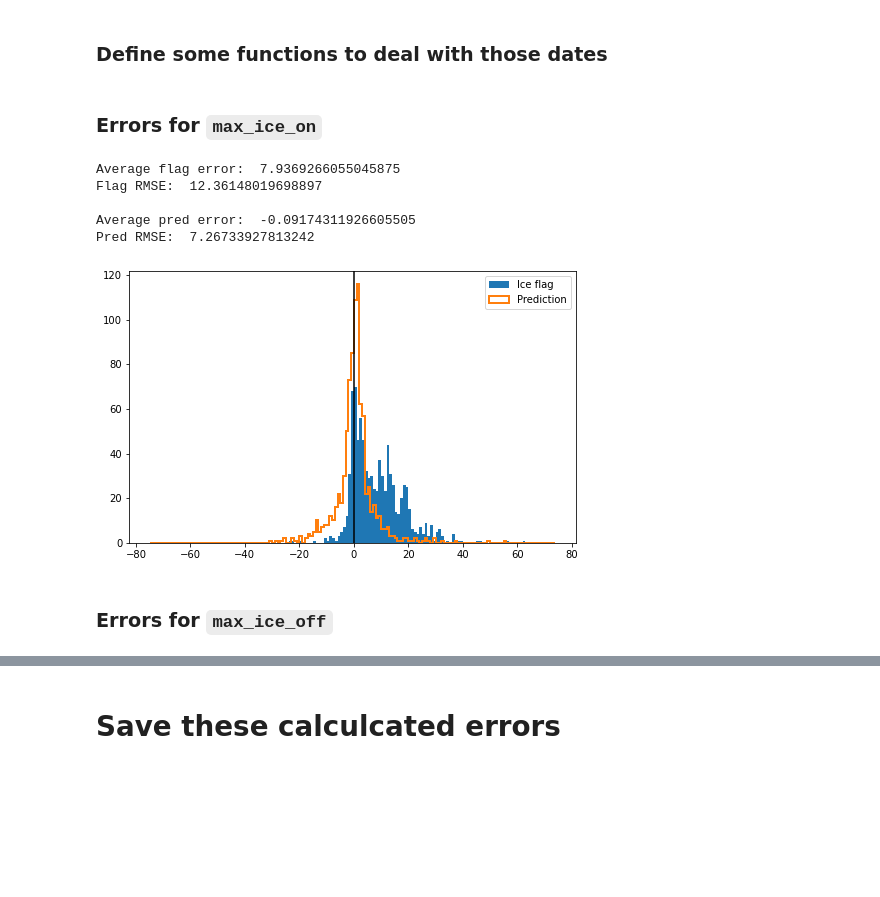
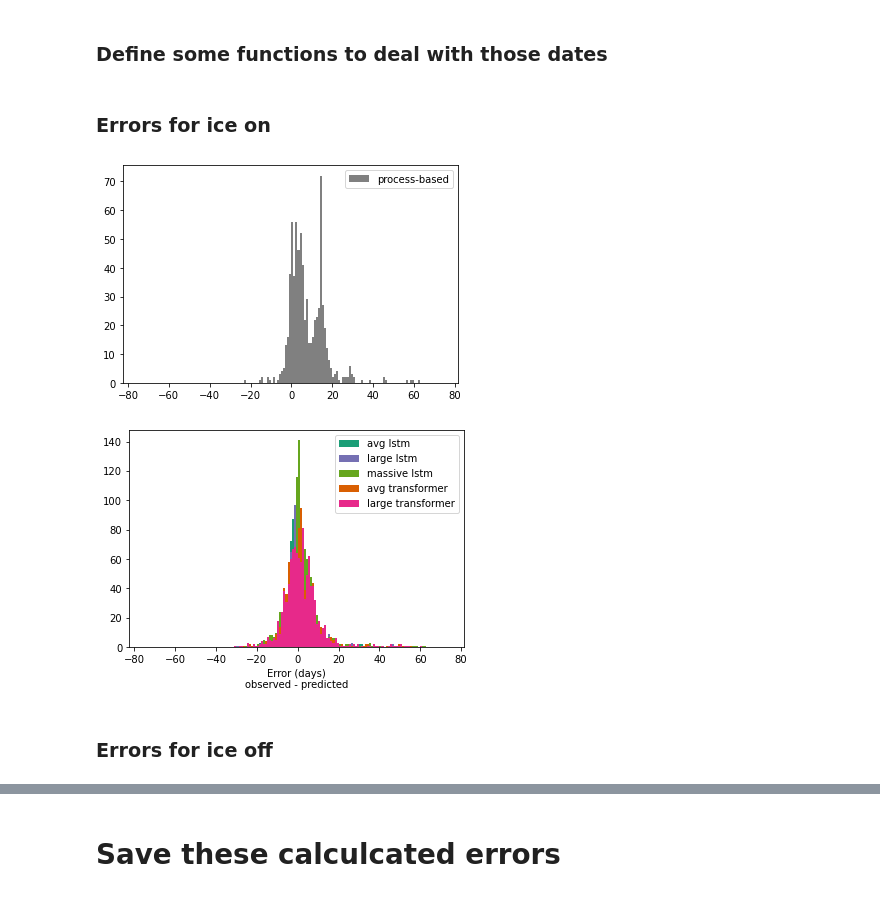
Before and after one commit to jdiaz4302/lake_ice_prediction, a Jupyter notebook: 03_eval/src/A_EvaluationMetrics.ipynb, the cells around one changed output, grey strips where cells are left out. Cells and saved outputs as stored; diff of their text form; code cells hidden in the pictures; blank space fills up the shorter version.

```diff
--- a/03_eval/src/A_EvaluationMetrics.ipynb
+++ b/03_eval/src/A_EvaluationMetrics.ipynb
@@ -205,13 +300,48 @@ def plot_and_print_date_errors(pb_model_errors, new_model_errors):
+# %%
+def calc_date_errors(pred_dates, obs_dates):
+    # convert obj/str dates into datetimes
+    formatted_obs_dates = np.asarray(obs_dates).astype(np.datetime64)
+    formatted_pred_dates = np.asarray(pred_dates).astype(np.datetime64)
+
+    # calc simple difference
+    pred_errors = formatted_obs_dates - formatted_pred_dates
+
+    # convert datetime difference to int (days)
+    pred_errors = pred_errors.astype(int)
+
+    return pred_errors
+
+# simple RMSE calculation
+def calc_rmse(errors):
+    return np.sqrt(np.sum(errors**2) / len(errors))
 # %% [markdown]
-### Errors for `max_ice_on`
+### Errors for ice on
-# %%
-flag_error_ice_on, pred_error_ice_on = calc_date_errors(flag_ice_on, pred_ice_on, ice_on)
-
-plot_and_print_date_errors(flag_error_ice_on, pred_error_ice_on)
-# %% [output]
-Average flag error:  7.9369266055045875
-Flag RMSE:  12.36148019698897
-
-Average pred error:  -0.09174311926605505
-Pred RMSE:  7.26733927813242
-[figure, removed]
+# %%
+# calculate all errors: obs - pred
+all_pred_ice_on_error = np.zeros([n_compare, valid_n])
+
+for i in range(n_compare):
+    all_pred_ice_on_error[i] = calc_date_errors(all_pred_ice_on[i], obs_ice_on)
+
+# PB flag
+flag_ice_on_error = calc_date_errors(flag_ice_on, obs_ice_on)
+# %%
+# view distribution of errors
+plt.hist(flag_ice_on_error, label = 'process-based',
+         bins = range(-1*n_days_hist_cutoff, n_days_hist_cutoff), color = 'gray')
+plt.legend()
+plt.pause(0.001)
+
+for i in range(n_compare):
+    name = model_size_ls[i] + ' ' + model_type_ls[i]
+    plt.hist(all_pred_ice_on_error[i],
+             bins = range(-1*n_days_hist_cutoff, n_days_hist_cutoff),
+             label = name, color = color_dict[name])
+# Handling redundant legend labels
+handles, labels = plt.gca().get_legend_handles_labels()
+by_label = OrderedDict(zip(labels, handles))
+plt.legend(by_label.values(), by_label.keys())
+plt.xlabel('Error (days)\nobserved - predicted');
+# %% [output]
+[figure, added]
+[figure, added]
@@ -218,3 +364,3 @@ Pred RMSE:  7.26733927813242
 # %% [markdown]
-### Errors for `max_ice_off`
+### Errors for ice off
 # %%
```
Also changed, not shown: parts of 62 cells of this notebook.
